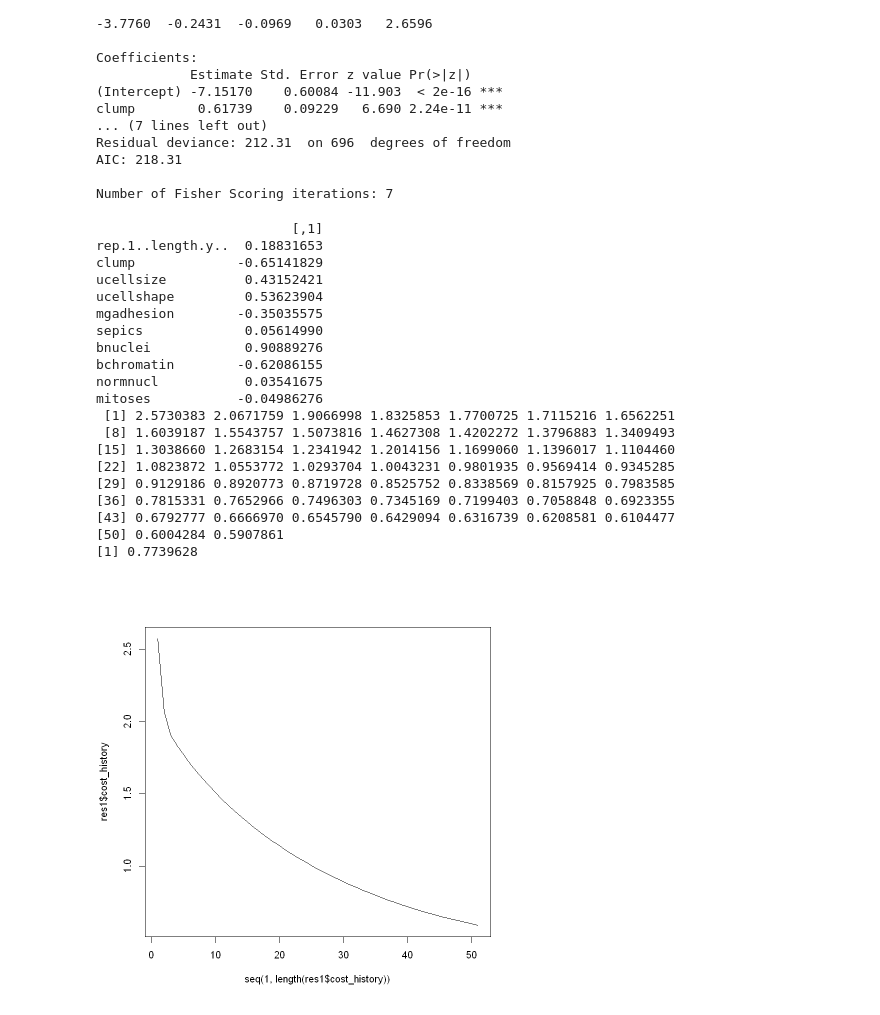
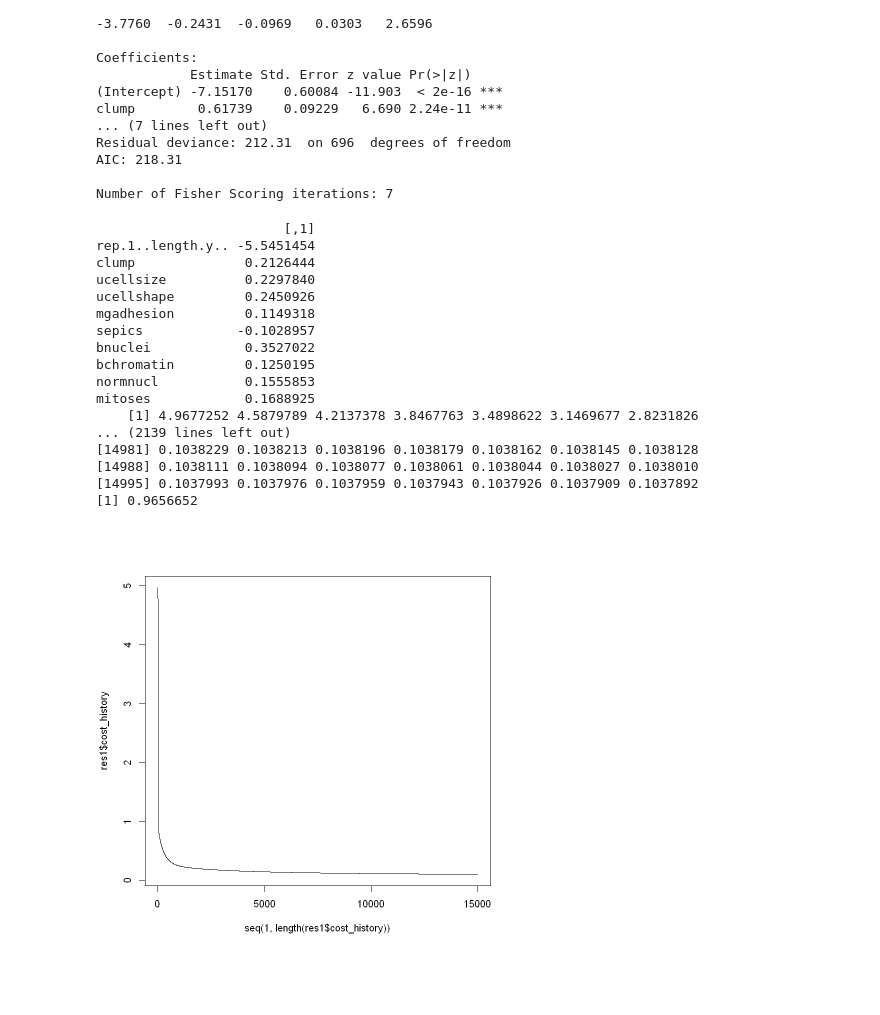
Before and after one commit to RomainDudoit/M2_RPackage, a Jupyter notebook: Notebook.ipynb, the cells around one changed output. Saved outputs shown, nothing was run; the diff lists cells and outputs as text; code cells hidden in the pictures; blank space fills up the shorter version.

```diff
--- a/Notebook.ipynb
+++ b/Notebook.ipynb
@@ -202,8 +204,7 @@ fit <- function(formula, data, mode, batch_size, learning_rate, n_iter) {
     }
 
     # Création de l'instance
-    inst <- list(
-        formula = formula, x = x, y = y, mode = mode, batch_size = batch_size, learning_rate = learning_rate, n_iter = n_iter, # nolint
+    inst <- list(formula = formula, x = x, y = y, mode = mode, batch_size = batch_size, learning_rate = learning_rate, n_iter = n_iter, # nolint
         initial_theta = initial_theta, theta = gradient_descent[[1]], cost_history = gradient_descent[[2]]
     ) # nolint
 
@@ -284,39 +314,36 @@ Number of Fisher Scoring iterations: 7
 # %%
-predict <- function(x, theta, thresold = 0.5) {
-    predictions <- unlist(ifelse(probability(x, theta) > thresold, 1, 0))
+predict <- function(x, theta) {
+    predictions <- unlist(ifelse(probability(x, theta) > 0.5, 1, 0))
     return(predictions)
 }
 # %%
 # Courbe parfois inversée ??? -> Cout initial négatif qui semble provoquer une
 
-res1 <- fit(classe ~ ., data, mode = "batch", batch_size = 32, learning_rate = 0.1, n_iter = 50)
+res1 <- fit(classe ~ ., data, mode = "batch", batch_size = 32, learning_rate = 0.01, n_iter = 15000)
 y_pred <- predict(res1$x, res1$theta)
 plot(seq(1, length(res1$cost_history)), res1$cost_history, type = "l")
 
 print(res1$theta)
 print(res1$cost_history)
 
 accuracy <- mean(y_pred == res1$y)
 print(accuracy)
 # %% [output]
-                         [,1]
-rep.1..length.y..  0.18831653
-clump             -0.65141829
-ucellsize          0.43152421
-ucellshape         0.53623904
-mgadhesion        -0.35035575
-sepics             0.05614990
-bnuclei            0.90889276
-bchromatin        -0.62086155
-normnucl           0.03541675
-mitoses           -0.04986276
- [1] 2.5730383 2.0671759 1.9066998 1.8325853 1.7700725 1.7115216 1.6562251
- [8] 1.6039187 1.5543757 1.5073816 1.4627308 1.4202272 1.3796883 1.3409493
-[15] 1.3038660 1.2683154 1.2341942 1.2014156 1.1699060 1.1396017 1.1104460
-[22] 1.0823872 1.0553772 1.0293704 1.0043231 0.9801935 0.9569414 0.9345285
-[29] 0.9129186 0.8920773 0.8719728 0.8525752 0.8338569 0.8157925 0.7983585
-[36] 0.7815331 0.7652966 0.7496303 0.7345169 0.7199403 0.7058848 0.6923355
-[43] 0.6792777 0.6666970 0.6545790 0.6429094 0.6316739 0.6208581 0.6104477
-[50] 0.6004284 0.5907861
-[1] 0.7739628
+                        [,1]
+rep.1..length.y.. -5.5451454
+clump              0.2126444
+ucellsize          0.2297840
+ucellshape         0.2450926
+mgadhesion         0.1149318
+sepics            -0.1028957
+bnuclei            0.3527022
+bchromatin         0.1250195
+normnucl           0.1555853
+mitoses            0.1688925
+    [1] 4.9677252 4.5879789 4.2137378 3.8467763 3.4898622 3.1469677 2.8231826
+... (2139 lines left out)
+[14981] 0.1038229 0.1038213 0.1038196 0.1038179 0.1038162 0.1038145 0.1038128
+[14988] 0.1038111 0.1038094 0.1038077 0.1038061 0.1038044 0.1038027 0.1038010
+[14995] 0.1037993 0.1037976 0.1037959 0.1037943 0.1037926 0.1037909 0.1037892
+[1] 0.9656652
-[figure, old version]
+[figure, new version]
```
Also changed, not shown: parts of 7 cells of this notebook.
